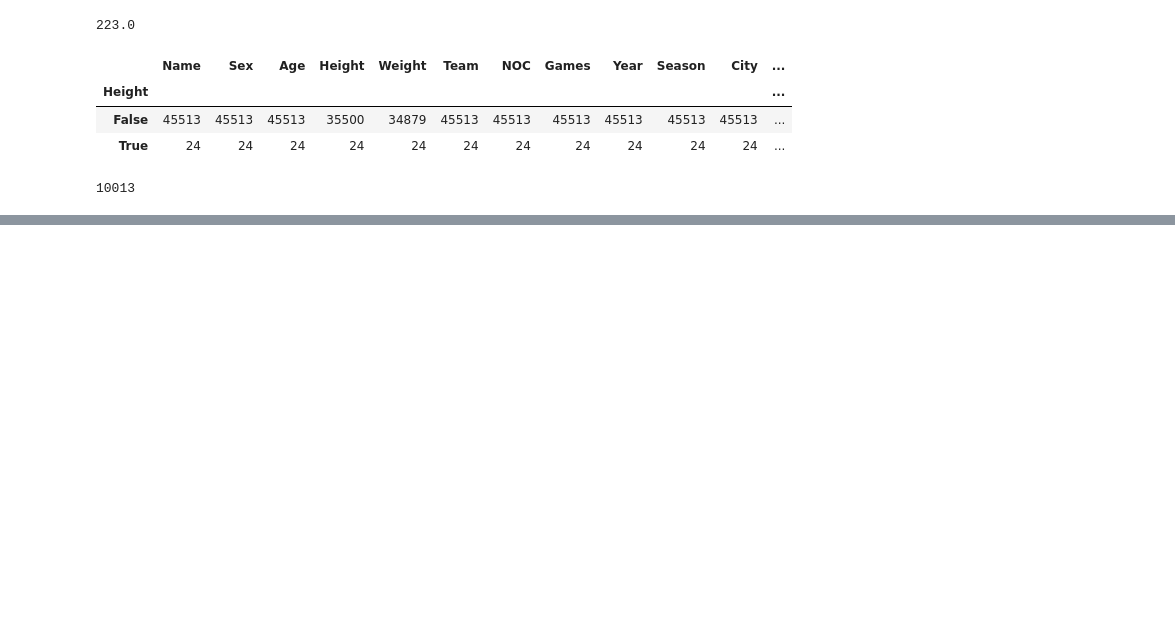
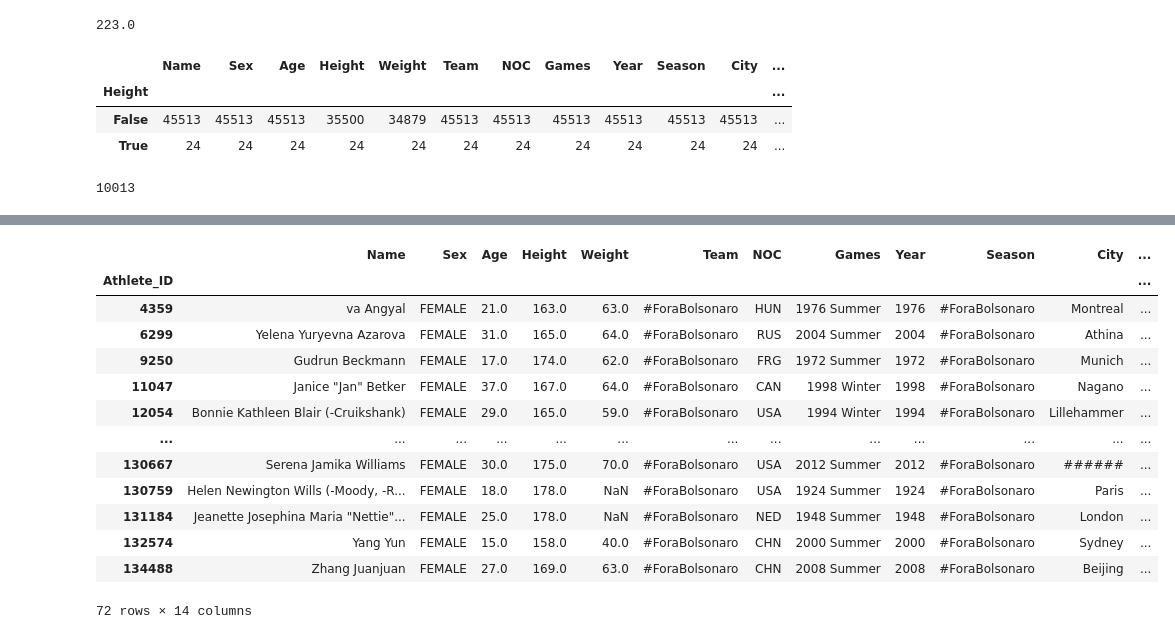
Before and after one commit to kauafillipe/Projeto-1---Turing-Academy, a Jupyter notebook: Projeto.ipynb, the cells around one changed output, grey strips where cells are left out. Saved outputs shown, nothing was run; the diff lists cells and outputs as text; code cells hidden in the pictures; blank space fills up the shorter version.

```diff
--- a/Projeto.ipynb
+++ b/Projeto.ipynb
@@ -348,0 +461,17 @@ array([nan, '75.0', '85.0', '64.0', '90.0', '87.0', '49.0', 'hsuahusahu',
+# %%
+df[df["Season"] == "#ForaBolsonaro"]
+# %% [output]
+|  | Name | Sex | Age | Height | Weight | Team | NOC | Games | Year | Season | City | ... |
+| Athlete_ID |  |  |  |  |  |  |  |  |  |  |  | ... |
+| 4359 | va Angyal | FEMALE | 21.0 | 163.0 | 63.0 | #ForaBolsonaro | HUN | 1976 Summer | 1976 | #ForaBolsonaro | Montreal | ... |
+| 6299 | Yelena Yuryevna Azarova | FEMALE | 31.0 | 165.0 | 64.0 | #ForaBolsonaro | RUS | 2004 Summer | 2004 | #ForaBolsonaro | Athina | ... |
+| 9250 | Gudrun Beckmann | FEMALE | 17.0 | 174.0 | 62.0 | #ForaBolsonaro | FRG | 1972 Summer | 1972 | #ForaBolsonaro | Munich | ... |
+| 11047 | Janice "Jan" Betker | FEMALE | 37.0 | 167.0 | 64.0 | #ForaBolsonaro | CAN | 1998 Winter | 1998 | #ForaBolsonaro | Nagano | ... |
+| 12054 | Bonnie Kathleen Blair (-Cruikshank) | FEMALE | 29.0 | 165.0 | 59.0 | #ForaBolsonaro | USA | 1994 Winter | 1994 | #ForaBolsonaro | Lillehammer | ... |
+| ... | ... | ... | ... | ... | ... | ... | ... | ... | ... | ... | ... | ... |
+| 130667 | Serena Jamika Williams | FEMALE | 30.0 | 175.0 | 70.0 | #ForaBolsonaro | USA | 2012 Summer | 2012 | #ForaBolsonaro | ###### | ... |
+| 130759 | Helen Newington Wills (-Moody, -R... | FEMALE | 18.0 | 178.0 | NaN | #ForaBolsonaro | USA | 1924 Summer | 1924 | #ForaBolsonaro | Paris | ... |
+| 131184 | Jeanette Josephina Maria "Nettie"... | FEMALE | 25.0 | 178.0 | NaN | #ForaBolsonaro | NED | 1948 Summer | 1948 | #ForaBolsonaro | London | ... |
+| 132574 | Yang Yun | FEMALE | 15.0 | 158.0 | 40.0 | #ForaBolsonaro | CHN | 2000 Summer | 2000 | #ForaBolsonaro | Sydney | ... |
+| 134488 | Zhang Juanjuan | FEMALE | 27.0 | 169.0 | 63.0 | #ForaBolsonaro | CHN | 2008 Summer | 2008 | #ForaBolsonaro | Beijing | ... |
+72 rows × 14 columns
```
Also changed, not shown: parts of 69 cells of this notebook.
